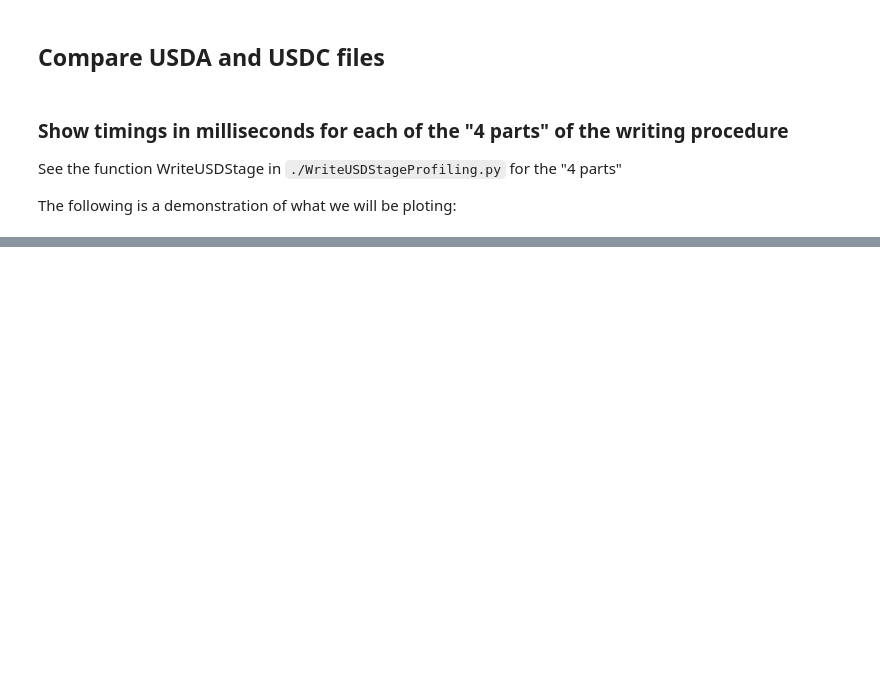
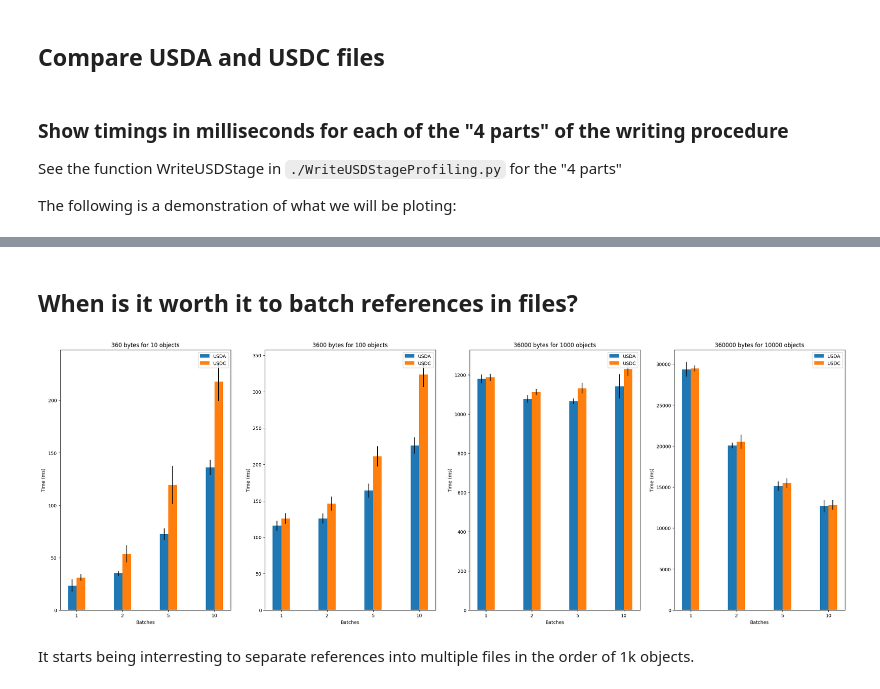
Before and after one commit to LittleCoinCoin/ProfilingOpenUSD, a Jupyter notebook: Python/RuntimeResultsViz.ipynb, the cells around one changed output, grey strips where cells are left out. Drawn from its saved outputs; the diff is of its cells as text; code cells hidden in the pictures; blank space fills up the shorter version.

```diff
--- a/Python/RuntimeResultsViz.ipynb
+++ b/Python/RuntimeResultsViz.ipynb
@@ -193,0 +172,36 @@ for i in range(len(nbRefs)):
+# %% [markdown]
+## When is it worth it to batch references in files?
+# %%
+fig, axs = plt.subplots(1, len(nbRefs), figsize=(30,10))
+
+for i in range(len(nbRefs)):
+
+    # *2 to store both usda and usdc in a flat array
+    batchAggregatedAverageTimingsMs = np.zeros(len(nbBatch)*2)
+    batchAggregatedStdTimingsMs = np.zeros(len(nbBatch)*2)
+
+    for j in range(len(nbBatch)):
+        # get the USDA and USDC keys to access the recorded timings
+        _totalBytesWritten=3*3*4*nbRefs[i]
+        keyUSDA = (_totalBytesWritten, nbRefs[i], nbBatch[j], usdExtension[0])
+        keyUSDC = (_totalBytesWritten, nbRefs[i], nbBatch[j], usdExtension[1])
+
+        # Aggregate the averaged total timings in single list to visualize within the same plot afterward.
+        batchAggregatedAverageTimingsMs[j] = totalAverageTimingsMs[keyUSDA]
+        batchAggregatedAverageTimingsMs[j+len(nbBatch)] = totalAverageTimingsMs[keyUSDC]
+        batchAggregatedStdTimingsMs[j] = totalStdTimingsMs[keyUSDA]
+        batchAggregatedStdTimingsMs[j+len(nbBatch)] = totalStdTimingsMs[keyUSDC]
+
+    plot_multibar(axs[i],
+                    np.arange(4)*30,
+                    nbBatch,
+                    [batchAggregatedAverageTimingsMs[:len(nbBatch)], batchAggregatedAverageTimingsMs[len(nbBatch):]],
+                    [batchAggregatedStdTimingsMs[:len(nbBatch)], batchAggregatedStdTimingsMs[len(nbBatch):]],
+                    _plotTitle="{} bytes for {} objects".format(_totalBytesWritten, nbRefs[i]),
+                    _plotXLabel="Batches",
+                    _plotYLabel="Time (ms)",
+                    _dataLabels=["USDA", "USDC"])
+# %% [output]
+[figure, added]
+# %% [markdown]
+It starts being interresting to separate references into multiple files in the order of 1k objects.
```
Also changed, not shown: parts of 5 cells of this notebook.
